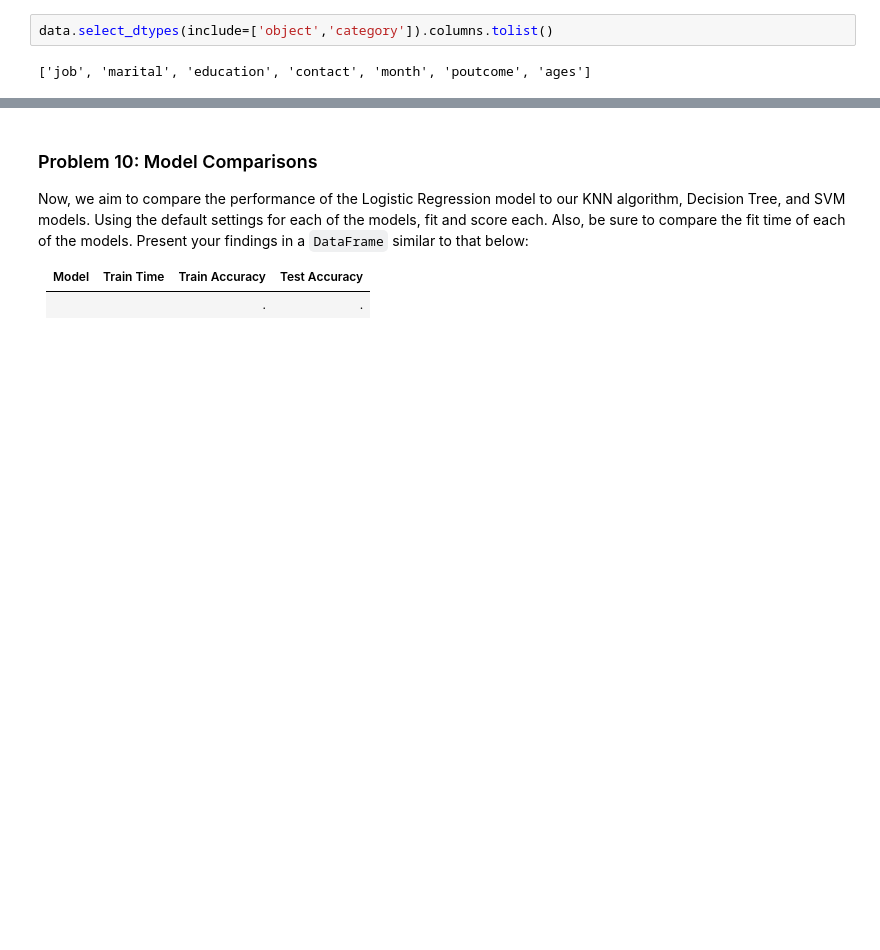
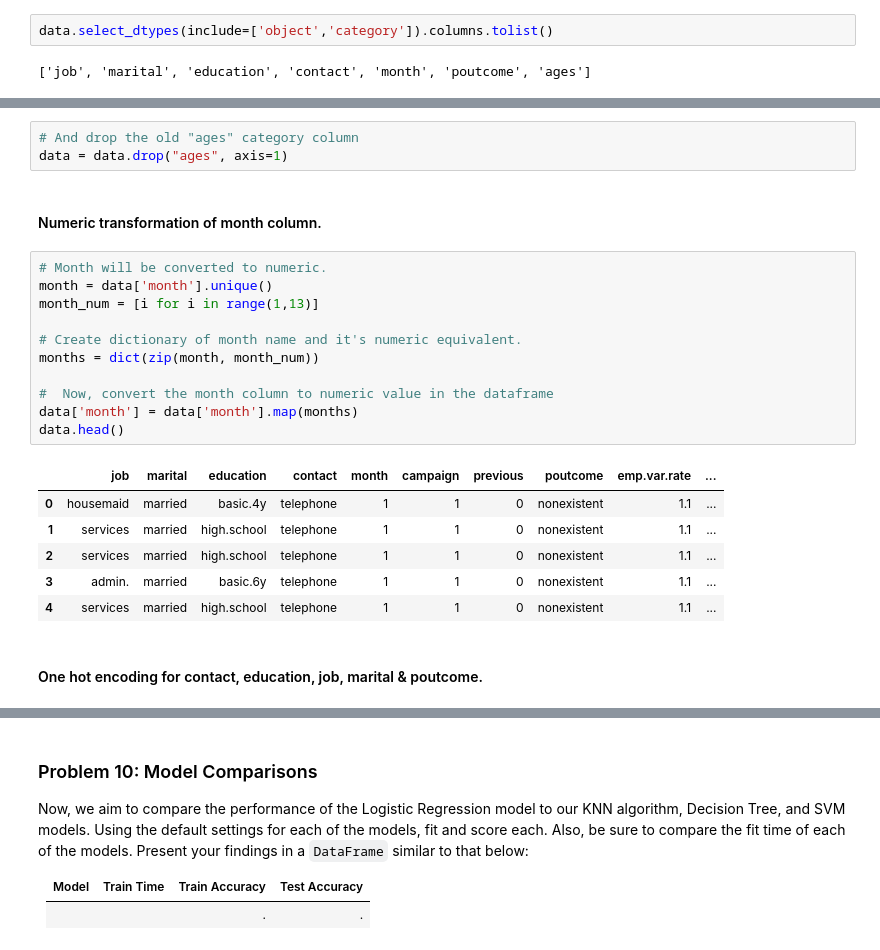
Before and after one commit to leonyi/zero-to-ml_ai-mastery, a Jupyter notebook: practical-application3-comparing-classifiers/comparing-classifiers.ipynb, the cells around one changed output, grey strips where cells are left out. Cells and saved outputs as stored; diff of their text form; blank space fills up the shorter version.

```diff
--- a/practical-application3-comparing-classifiers/comparing-classifiers.ipynb
+++ b/practical-application3-comparing-classifiers/comparing-classifiers.ipynb
@@ -870,0 +892,25 @@ Name: job, dtype: int64
+# %%
+# And drop the old "ages" category column
+data = data.drop("ages", axis=1)
+# %% [markdown]
+#### Numeric transformation of month column.
+# %%
+# Month will be converted to numeric.
+month = data['month'].unique()
+month_num = [i for i in range(1,13)]
+
+# Create dictionary of month name and it's numeric equivalent.
+months = dict(zip(month, month_num))
+
+#  Now, convert the month column to numeric value in the dataframe
+data['month'] = data['month'].map(months)
+data.head()
+# %% [output]
+|  | job | marital | education | contact | month | campaign | previous | poutcome | emp.var.rate | ... |
+| 0 | housemaid | married | basic.4y | telephone | 1 | 1 | 0 | nonexistent | 1.1 | ... |
+| 1 | services | married | high.school | telephone | 1 | 1 | 0 | nonexistent | 1.1 | ... |
+| 2 | services | married | high.school | telephone | 1 | 1 | 0 | nonexistent | 1.1 | ... |
+| 3 | admin. | married | basic.6y | telephone | 1 | 1 | 0 | nonexistent | 1.1 | ... |
+| 4 | services | married | high.school | telephone | 1 | 1 | 0 | nonexistent | 1.1 | ... |
+# %% [markdown]
+#### One hot encoding for contact, education, job, marital & poutcome.
```
Also changed, not shown: parts of 40 cells of this notebook.
